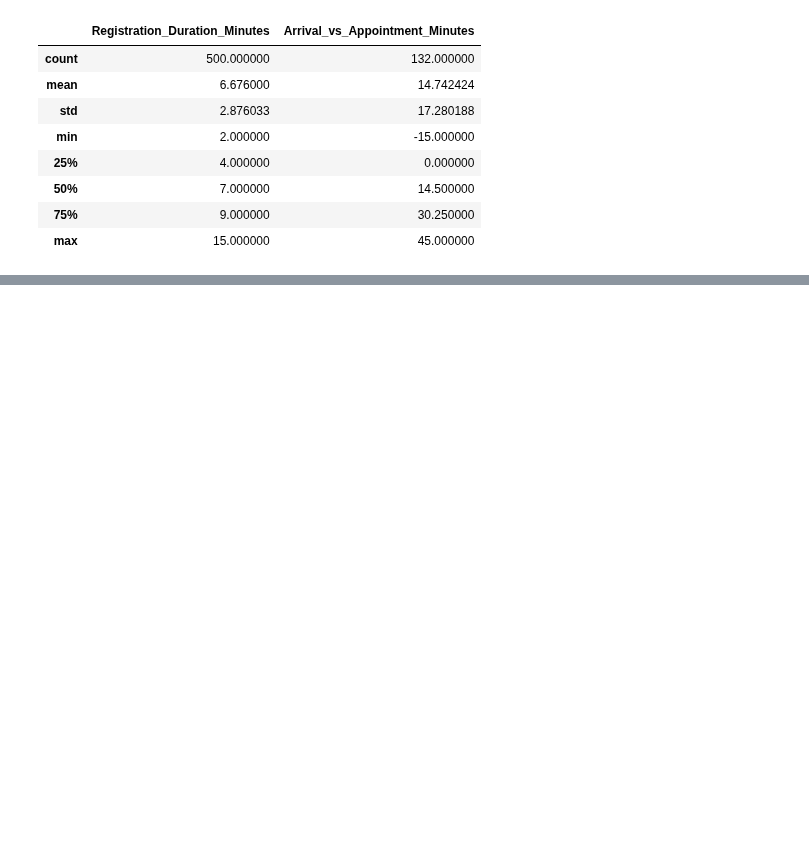
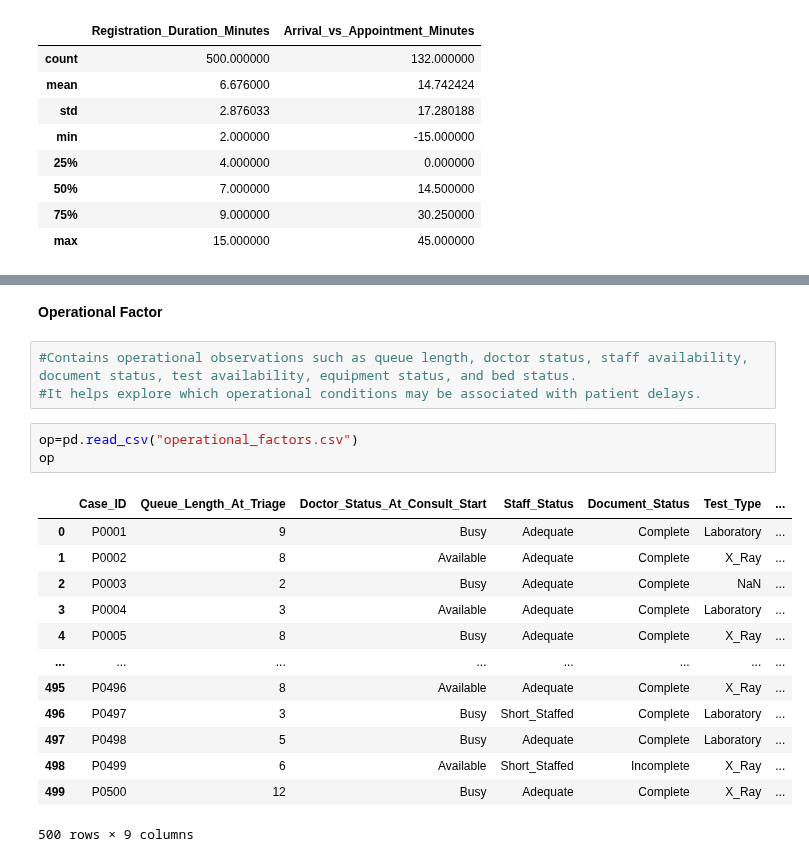
Before and after one commit to Ananyasingh0413/CareFlow---Clinical-Pathway-Process-Mining, a Jupyter notebook: healthcare_project-checkpoint.ipynb, the cells around one changed output, grey strips where cells are left out. Drawn from its saved outputs; the diff is of its cells as text; blank space fills up the shorter version.

```diff
--- a/healthcare_project-checkpoint.ipynb
+++ b/healthcare_project-checkpoint.ipynb
@@ -85,0 +376,22 @@ df.describe()
+# %% [markdown]
+**Operational Factor**
+# %%
+#Contains operational observations such as queue length, doctor status, staff availability, document status, test availability, equipment status, and bed status.
+#It helps explore which operational conditions may be associated with patient delays.
+# %%
+op=pd.read_csv("operational_factors.csv")
+op
+# %% [output]
+|  | Case_ID | Queue_Length_At_Triage | Doctor_Status_At_Consult_Start | Staff_Status | Document_Status | Test_Type | ... |
+| 0 | P0001 | 9 | Busy | Adequate | Complete | Laboratory | ... |
+| 1 | P0002 | 8 | Available | Adequate | Complete | X_Ray | ... |
+| 2 | P0003 | 2 | Busy | Adequate | Complete | NaN | ... |
+| 3 | P0004 | 3 | Available | Adequate | Complete | Laboratory | ... |
+| 4 | P0005 | 8 | Busy | Adequate | Complete | X_Ray | ... |
+| ... | ... | ... | ... | ... | ... | ... | ... |
+| 495 | P0496 | 8 | Available | Adequate | Complete | X_Ray | ... |
+| 496 | P0497 | 3 | Busy | Short_Staffed | Complete | Laboratory | ... |
+| 497 | P0498 | 5 | Busy | Adequate | Complete | Laboratory | ... |
+| 498 | P0499 | 6 | Available | Short_Staffed | Incomplete | X_Ray | ... |
+| 499 | P0500 | 12 | Busy | Adequate | Complete | X_Ray | ... |
+500 rows × 9 columns
```
Also changed, not shown: parts of 44 cells of this notebook.
